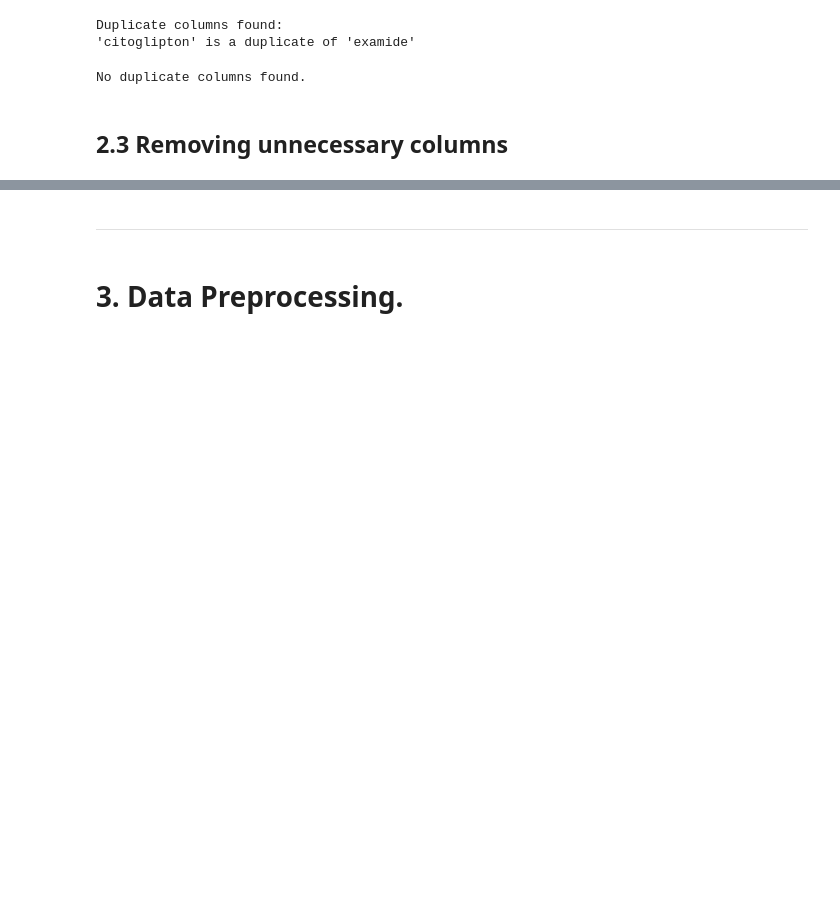
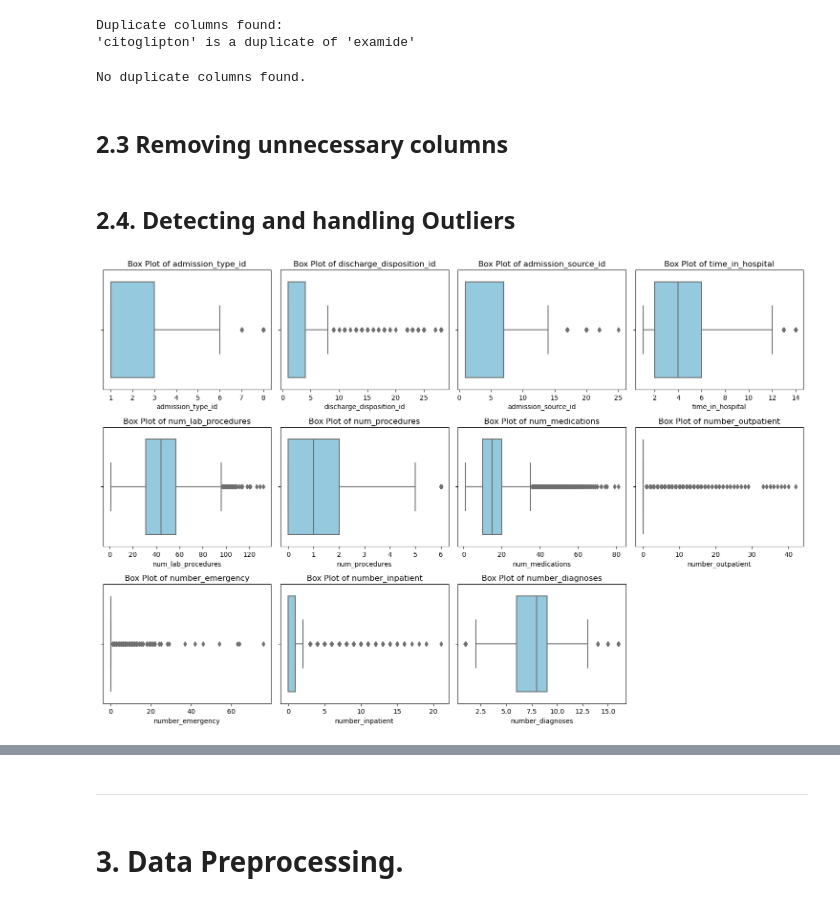
Before and after one commit to Jodhiamboapiyo/Diabetes_130-US_Hospitals_1999-2008, a Jupyter notebook: Notebooks/Kitasi.ipynb, the cells around one changed output, grey strips where cells are left out. Cells and saved outputs as stored; diff of their text form; code cells hidden in the pictures; blank space fills up the shorter version.

```diff
--- a/Notebooks/Kitasi.ipynb
+++ b/Notebooks/Kitasi.ipynb
@@ -291,3 +356,37 @@ No duplicate columns found.
 ## 2.3 Removing unnecessary columns
 # %%
 df.drop(columns=["diag_1","diag_2","diag_3","encounter_id","patient_nbr"], axis=1, inplace=True)
+# %% [markdown]
+## 2.4. Detecting and handling Outliers
+# %%
+#impoeing librariies
+import math
+
+# Select numeric columns
+numeric_cols = df.select_dtypes(include=['int64', 'float64']).columns
+num_cols = len(numeric_cols)
+
+# Set up the subplot grid (3 rows, dynamic columns)
+rows = 3
+cols = math.ceil(num_cols / rows)  # Calculate number of columns needed
+
+# Create subplots
+fig, axes = plt.subplots(rows, cols, figsize=(15, 10))
+
+# Flatten axes array for easy iteration (handles cases where num_cols < rows * cols)
+axes = axes.flatten()
+
+# Loop through numeric columns and create box plots
+for i, col in enumerate(numeric_cols):
+    sns.boxplot(x=df[col], ax=axes[i], color='skyblue')
+    axes[i].set_title(f'Box Plot of {col}')
+
+# Hide unused subplots (if any)
+for j in range(i + 1, len(axes)):
+    fig.delaxes(axes[j])
+
+# Adjust layout for better spacing
+plt.tight_layout()
+plt.show()
+# %% [output]
+[figure, added]
```
Also changed, not shown: parts of 15 cells of this notebook, 1 other file.
